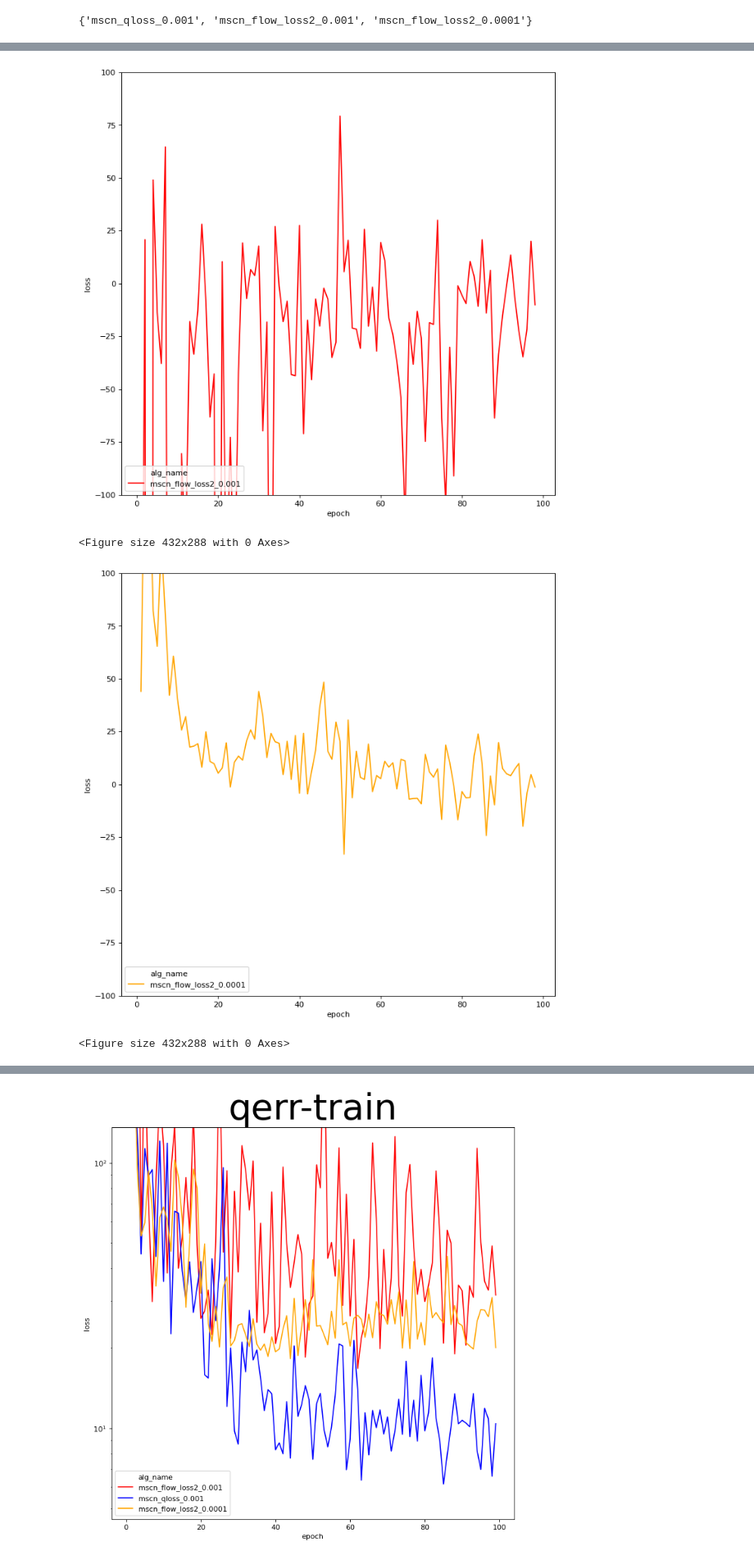
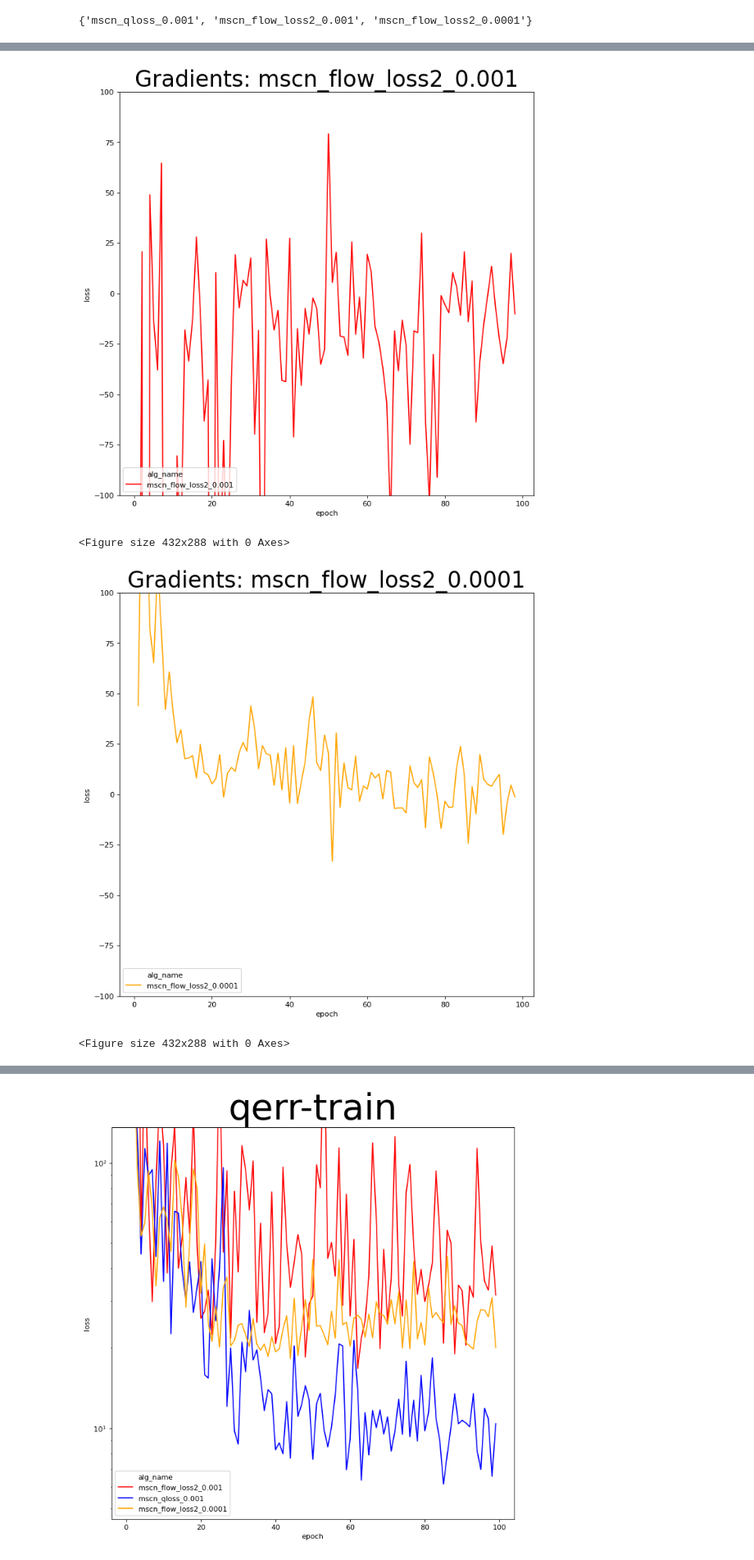
Before and after one commit to parimarjan/learned-cardinalities, a Jupyter notebook: training_plots.ipynb, the cells around one changed output, grey strips where cells are left out. Shown at 82% size. Cells and saved outputs as stored; diff of their text form; code cells hidden in the pictures.

```diff
--- a/training_plots.ipynb
+++ b/training_plots.ipynb
@@ -48,22 +59,24 @@ print(set(df["alg_name"]))
 # %%
 def plot_grad(df, loss_func, lr, ylim):
     fig=plt.figure(figsize=(10, 10), dpi= 80, facecolor='w', edgecolor='k')
     cur_df = df[df["loss_func"] == loss_func]
     cur_df = cur_df[cur_df["lr"] == lr]
     sns.lineplot(x="epoch", y="loss", data=cur_df, hue="alg_name", palette=HUE_COLORS)
     plt.ylim(ylim)
+    alg_name = list(set(cur_df["alg_name"]))[0]
+    plt.title("Gradients: " + alg_name, fontsize=30)
     #plt.yscale("log")
     plt.show()
     plt.clf()
 
 # Gradients
 grad_df = df[df["loss_type"] == "gradients"]
 
 plot_grad(grad_df, "flow_loss2", 0.001, (-100,100))
 plot_grad(grad_df, "flow_loss2", 0.0001, (-100, 100))
 plot_grad(grad_df, "qloss", 0.001, (None, None))
 # %% [output]
-[figure, old version]
+[figure, new version]
 <Figure size 432x288 with 0 Axes>
-[figure, old version]
+[figure, new version]
 <Figure size 432x288 with 0 Axes>
```
Also changed, not shown: parts of 8 cells of this notebook, 8 other files.
